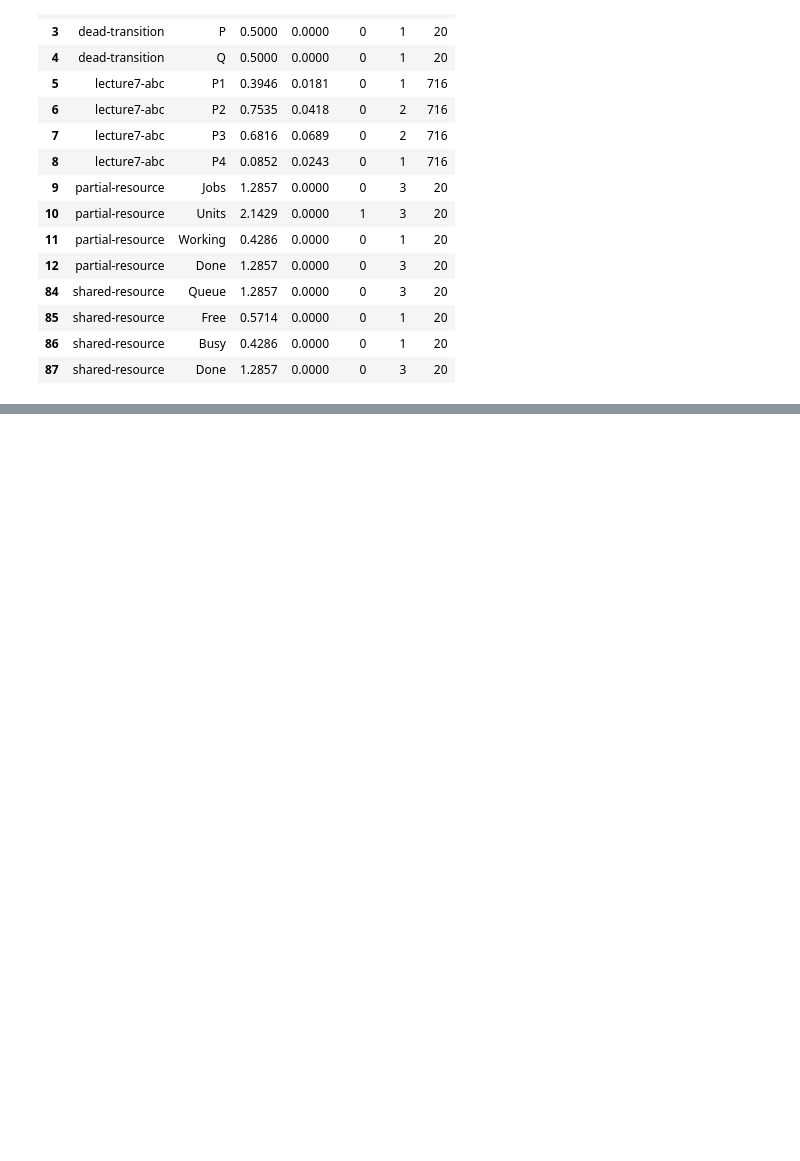
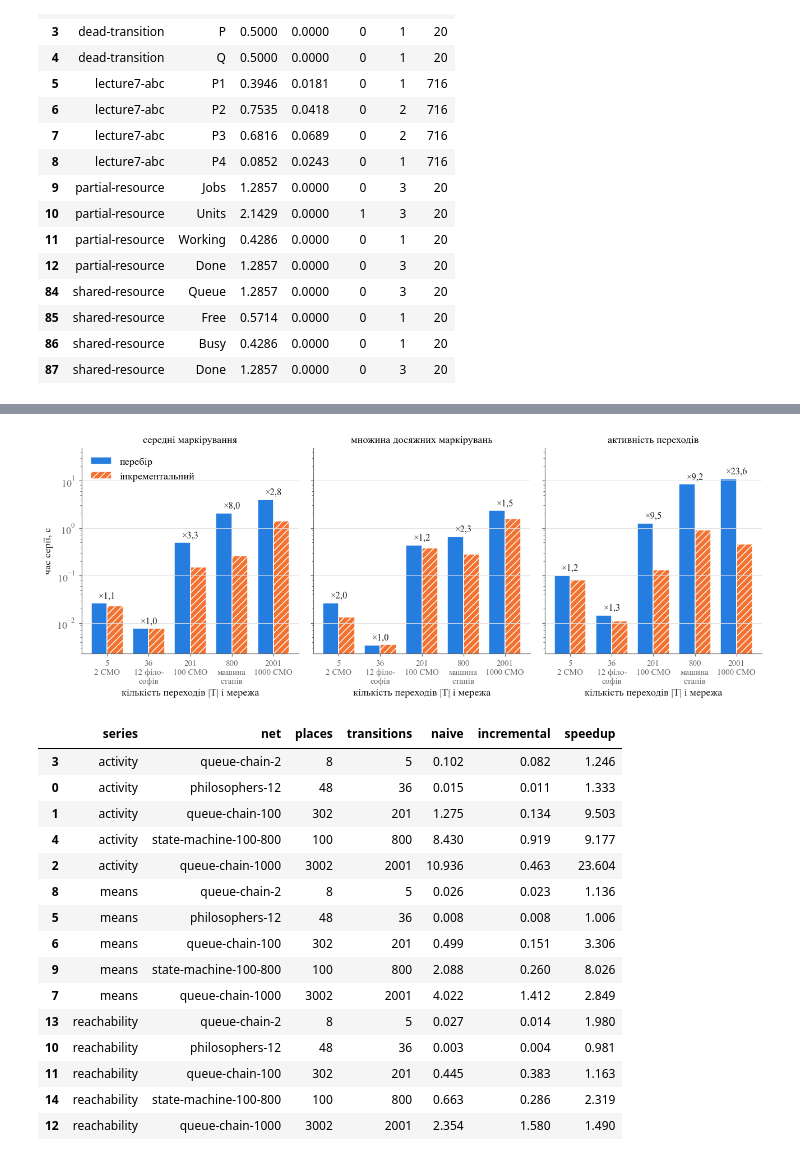
Before and after one commit to ShavuhaS/petri-net-simulation, a Jupyter notebook: analysis/analysis.ipynb, the cells around one changed output, grey strips where cells are left out. Cells and saved outputs as stored; diff of their text form; code cells hidden in the pictures; blank space fills up the shorter version.

Commit message:
proposal: code, results and analysis

```diff
--- a/analysis/analysis.ipynb
+++ b/analysis/analysis.ipynb
@@ -529,0 +544,66 @@ means[means["net"].isin(["lecture7-abc", "shared-resource", "partial-resource",
+# %%
+proposal = pd.read_csv(RESULTS / "5.2-proposal" / "summary.csv")
+NET_LABELS = {
+    "queue-chain-2": "2 СМО",
+    "philosophers-12": "12 філо-\nсофів",
+    "queue-chain-100": "100 СМО",
+    "state-machine-100-800": "машина\nстанів",
+    "queue-chain-1000": "1000 СМО",
+}
+SERIES_TITLES = {"means": "середні маркірування", "reachability": "множина досяжних маркірувань",
+                 "activity": "активність переходів"}
+
+times = proposal.pivot_table(index=["series", "net"], columns="finder", values="seconds").reset_index()
+times["speedup"] = times["naive"] / times["incremental"]
+sizes = proposal.drop_duplicates("net").set_index("net")[["places", "transitions"]]
+times = times.join(sizes, on="net").sort_values(["series", "transitions"])
+results = proposal.pivot_table(index=["series", "net"], columns="finder", values="result")
+
+fig, axes = plt.subplots(1, 3, figsize=(12, 4.6), sharey=True)
+width = 0.38
+for ax, (series, title) in zip(axes, SERIES_TITLES.items()):
+    data = times[times["series"] == series].set_index("net").loc[list(NET_LABELS)]
+    x = np.arange(len(data))
+    ax.bar(x - width / 2, data["naive"], width, color=STYLE["naive"]["color"], edgecolor="white", linewidth=1,
+           label="перебір")
+    ax.bar(x + width / 2, data["incremental"], width, color=STYLE["incremental"]["color"], edgecolor="white",
+           linewidth=1, hatch="///", label="інкрементальний")
+    for xi, (_, row) in zip(x, data.iterrows()):
+        top = max(row["naive"], row["incremental"])
+        ax.annotate(f"×{row['speedup']:.1f}".replace(".", ","), (xi, top), textcoords="offset points",
+                    xytext=(0, 3), ha="center", va="bottom", fontsize=11, color="#191919")
+    ax.set_yscale("log")
+    ax.set_xticks(x, [f"{t}\n{NET_LABELS[n]}" for n, t in zip(data.index, data["transitions"])], fontsize=10)
+    ax.set_xlabel("кількість переходів |T| і мережа")
+    ax.set_title(title, fontsize=12)
+    ax.grid(axis="x", visible=False)
+axes[0].set_ylabel("час серії, с")
+axes[0].legend(loc="upper left")
+low, high = axes[0].get_ylim()
+axes[0].set_ylim(low, high * 3)
+fig.tight_layout()
+save(fig, "5.2-proposal")
+plt.show()
+
+table = times[["series", "net", "places", "transitions", "naive", "incremental", "speedup"]]
+table.to_csv(TABLES / "5.2-proposal.csv", index=False)
+display(table.round(3))
+results.round(4)
+# %% [output]
+[figure, added]
+|  | series | net | places | transitions | naive | incremental | speedup |
+| 3 | activity | queue-chain-2 | 8 | 5 | 0.102 | 0.082 | 1.246 |
+| 0 | activity | philosophers-12 | 48 | 36 | 0.015 | 0.011 | 1.333 |
+| 1 | activity | queue-chain-100 | 302 | 201 | 1.275 | 0.134 | 9.503 |
+| 4 | activity | state-machine-100-800 | 100 | 800 | 8.430 | 0.919 | 9.177 |
+| 2 | activity | queue-chain-1000 | 3002 | 2001 | 10.936 | 0.463 | 23.604 |
+| 8 | means | queue-chain-2 | 8 | 5 | 0.026 | 0.023 | 1.136 |
+| 5 | means | philosophers-12 | 48 | 36 | 0.008 | 0.008 | 1.006 |
+| 6 | means | queue-chain-100 | 302 | 201 | 0.499 | 0.151 | 3.306 |
+| 9 | means | state-machine-100-800 | 100 | 800 | 2.088 | 0.260 | 8.026 |
+| 7 | means | queue-chain-1000 | 3002 | 2001 | 4.022 | 1.412 | 2.849 |
+| 13 | reachability | queue-chain-2 | 8 | 5 | 0.027 | 0.014 | 1.980 |
+| 10 | reachability | philosophers-12 | 48 | 36 | 0.003 | 0.004 | 0.981 |
+| 11 | reachability | queue-chain-100 | 302 | 201 | 0.445 | 0.383 | 1.163 |
+| 14 | reachability | state-machine-100-800 | 100 | 800 | 0.663 | 0.286 | 2.319 |
+| 12 | reachability | queue-chain-1000 | 3002 | 2001 | 2.354 | 1.580 | 1.490 |
```
Also changed, not shown: parts of 4 cells of this notebook, 18 other files.
